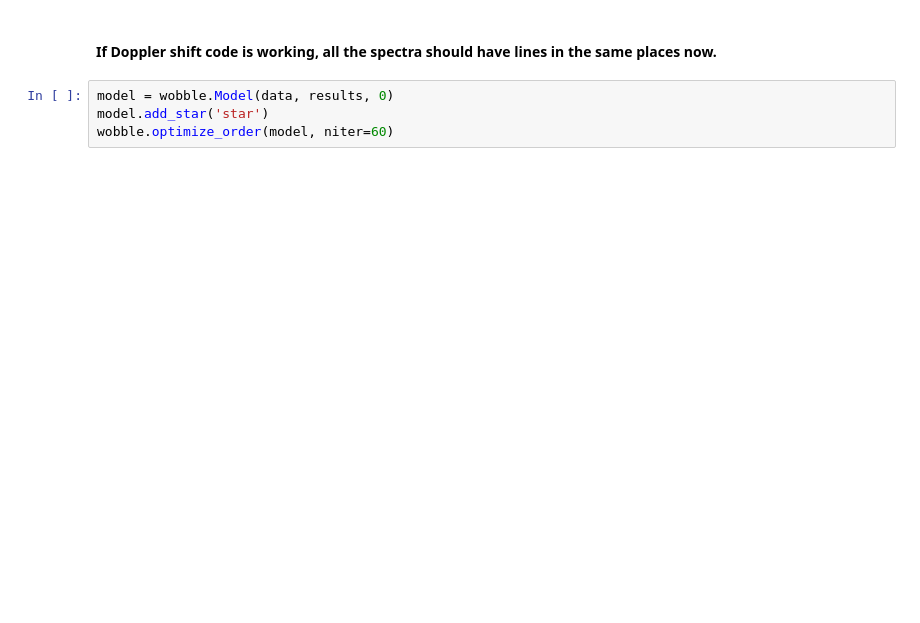
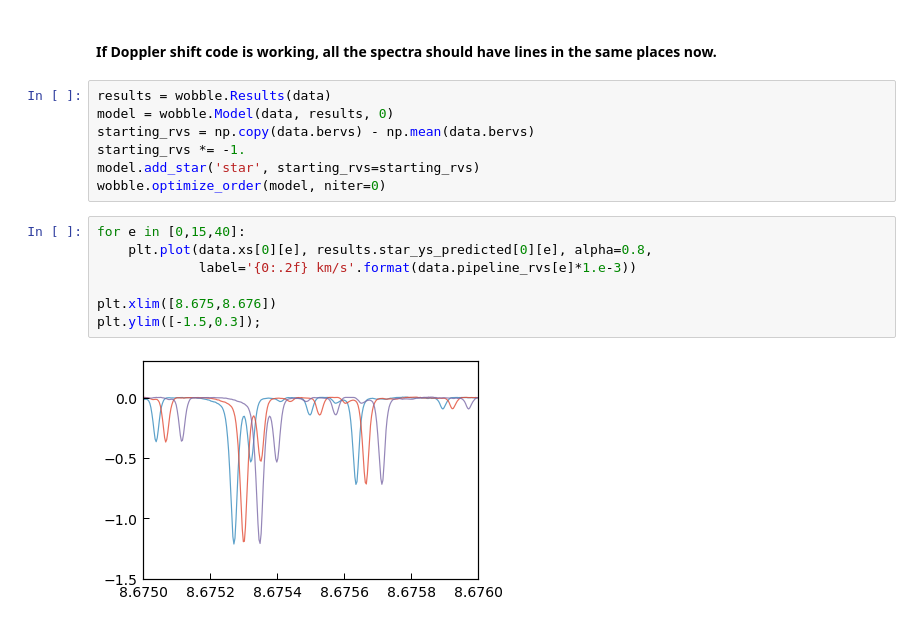
Before and after one commit to megbedell/wobble, a Jupyter notebook: sign-issues.ipynb, the cells around one changed output. Drawn from its saved outputs; the diff is of its cells as text; blank space fills up the shorter version.

```diff
--- a/sign-issues.ipynb
+++ b/sign-issues.ipynb
@@ -32,9 +38,21 @@ plt.ylim([-1.5,0.3]);
 # %% [markdown]
 #### If Doppler shift code is working, all the spectra should have lines in the same places now.
 # %%
+results = wobble.Results(data)
 model = wobble.Model(data, results, 0)
-model.add_star('star')
-wobble.optimize_order(model, niter=60)
+starting_rvs = np.copy(data.bervs) - np.mean(data.bervs)
+starting_rvs *= -1.
+model.add_star('star', starting_rvs=starting_rvs)
+wobble.optimize_order(model, niter=0)
+# %%
+for e in [0,15,40]:
+    plt.plot(data.xs[0][e], results.star_ys_predicted[0][e], alpha=0.8,
+             label='{0:.2f} km/s'.format(data.pipeline_rvs[e]*1.e-3))
+
+plt.xlim([8.675,8.676])
+plt.ylim([-1.5,0.3]);
+# %% [output]
+[figure, added]
 # %%
 plt.scatter(data.dates, results.star_rvs[0], c='r', alpha=0.6)
 plt.scatter(data.dates, data.pipeline_rvs, c='k', alpha=0.5);
```
Also changed, not shown: parts of 9 cells of this notebook, 4 other files.
